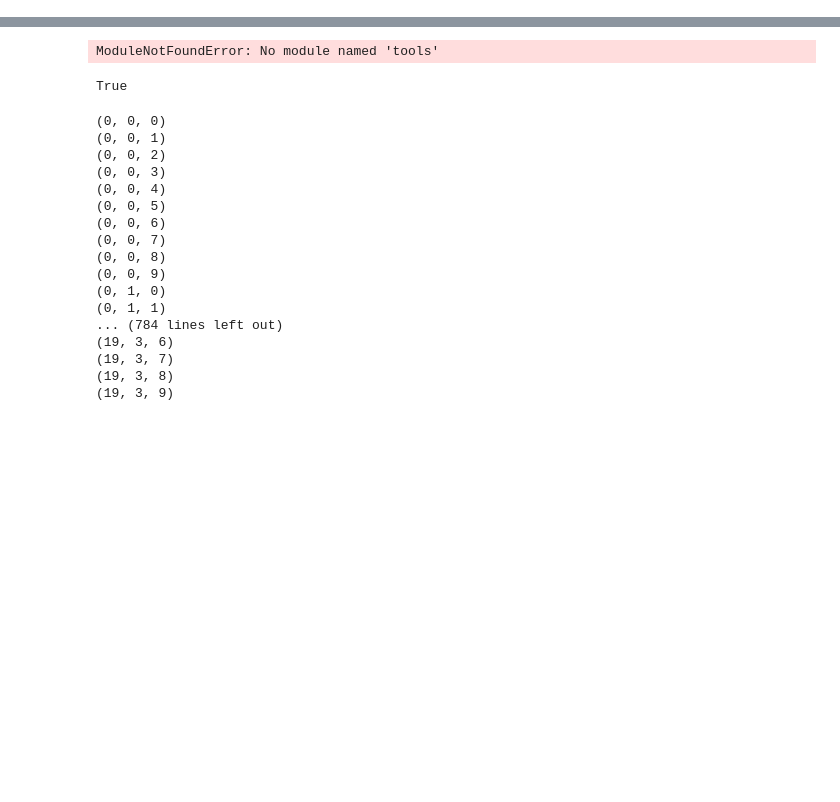
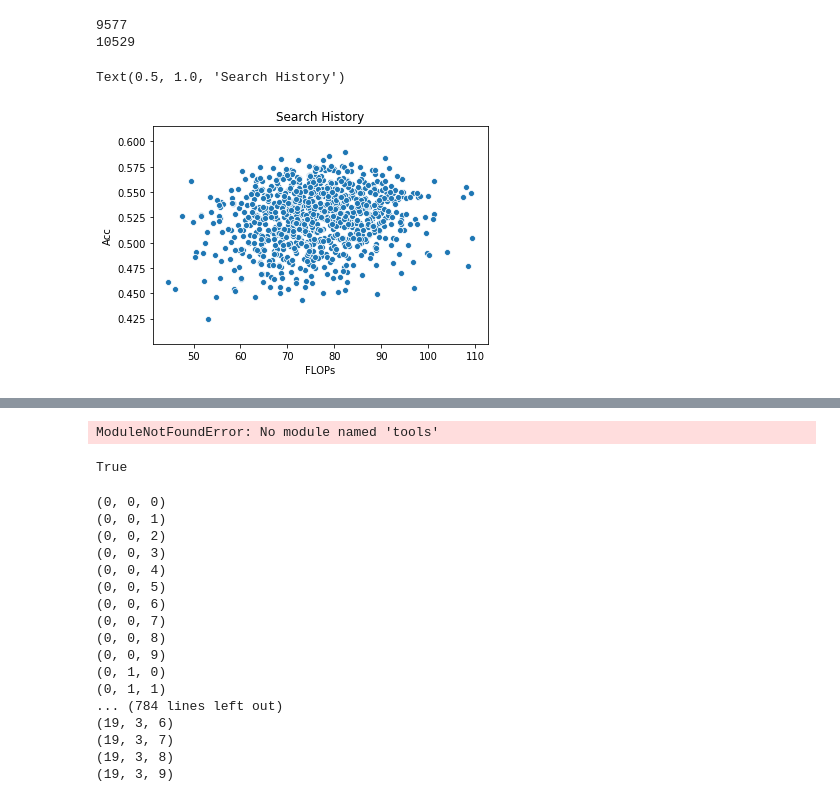
Before and after one commit to kakusikun/deep-learning-works, a Jupyter notebook: notebook/SPOS FLOPS.ipynb, the cells around one changed output, grey strips where cells are left out. Saved outputs shown, nothing was run; the diff lists cells and outputs as text; code cells hidden in the pictures; blank space fills up the shorter version.

```diff
--- a/notebook/SPOS FLOPS.ipynb
+++ b/notebook/SPOS FLOPS.ipynb
@@ -3,0 +5,5 @@ sys.path.insert(0, "/media/allen/mass/SPOS-pytorch/")
+# %%
+spos_search = []
+for i in range(20):
+    with open(f"/media/allen/mass/spos_search/spos_search_history_{i:03}.json", 'r') as f:
+        spos_search.append(json.load(f))
@@ -3,0 +20,6 @@ sys.path.insert(0, "/media/allen/mass/SPOS-pytorch/")
+# %%
+spos_table = []
+for history in spos_search:
+    for acc in history:
+        for result in history[acc]:
+            spos_table.append((float(acc), result['flops'], result['block'], result['channel'], result['error']))
@@ -3,0 +34,10 @@ sys.path.insert(0, "/media/allen/mass/SPOS-pytorch/")
+# %%
+for i in range(len(spos_table)):
+    if spos_table[i] == tuple(candidate):
+        print(i)
+# %% [output]
+9577
+10529
+# %%
+import numpy as np
+spos_data = np.array(list(set(spos_table)))
@@ -3,0 +46,2 @@ sys.path.insert(0, "/media/allen/mass/SPOS-pytorch/")
+# %%
+spos_data.sort(axis=0)
@@ -3,0 +50,8 @@ sys.path.insert(0, "/media/allen/mass/SPOS-pytorch/")
+# %%
+ax = sns.scatterplot(x=spos_data[:,1], y=spos_data[:,0])
+ax.set_xlabel('FLOPs')
+ax.set_ylabel('Acc')
+ax.set_title('Search History')
+# %% [output]
+Text(0.5, 1.0, 'Search History')
+[figure, added]
```
Also changed, not shown: parts of 7 cells of this notebook, 14 other files.
